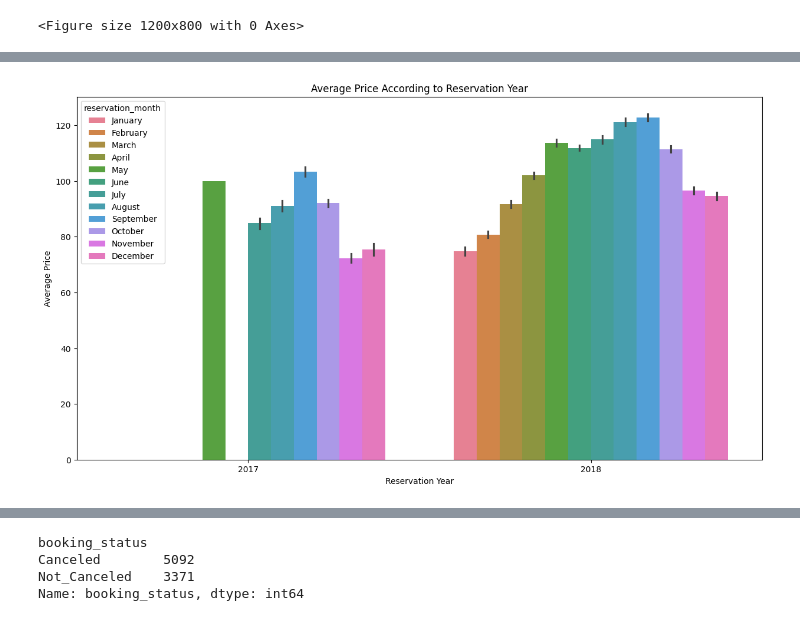
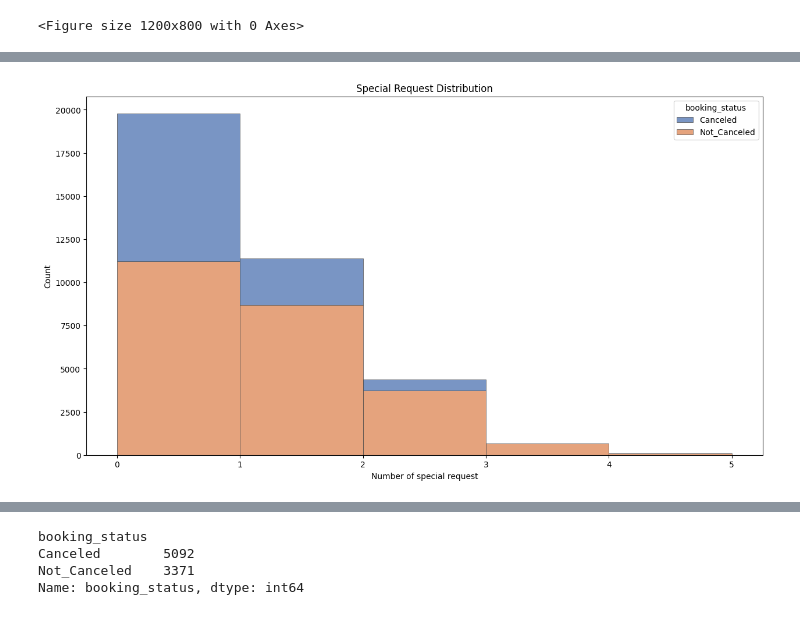
Before and after one commit to AslihanYoldas/ada-lovelace-final-project, a Jupyter notebook: data_viz.ipynb, the cells around one changed output, grey strips where cells are left out. Drawn from its saved outputs; the diff is of its cells as text; code cells hidden in the pictures.

```diff
--- a/data_viz.ipynb
+++ b/data_viz.ipynb
@@ -108,3 +80,0 @@ module.plot_count(df['type_of_meal'],'Type of Meal Distribution' , 'Type of Meal
-# %%
-df['arrival_month'] = df['date_of_arrival'].dt.month_name()
-df['reservation_month'] = df['date_of_reservation'].dt.month_name()
@@ -186,13 +81,4 @@ module.plot_bar(
-# %%
-module.plot_bar(
-        df,
-        "reservation_year",
-        "average_price",
-        "Average Price According to Reservation Year",
-        "Reservation Year",
-        "Average Price",
-        hue="reservation_month",
-        hue_order=['January','February','March','April','May','June','July','August','September','October','November','December']
-        )
-# %% [output]
-[figure, removed]
+# %%
+module_analyze_viz.plot_hist(df,'Special Request Distribution', 'Number of special request', 'special_requests', 5, False, 'booking_status' )
+# %% [output]
+[figure, added]
```
Also changed, not shown: parts of 59 cells of this notebook.
